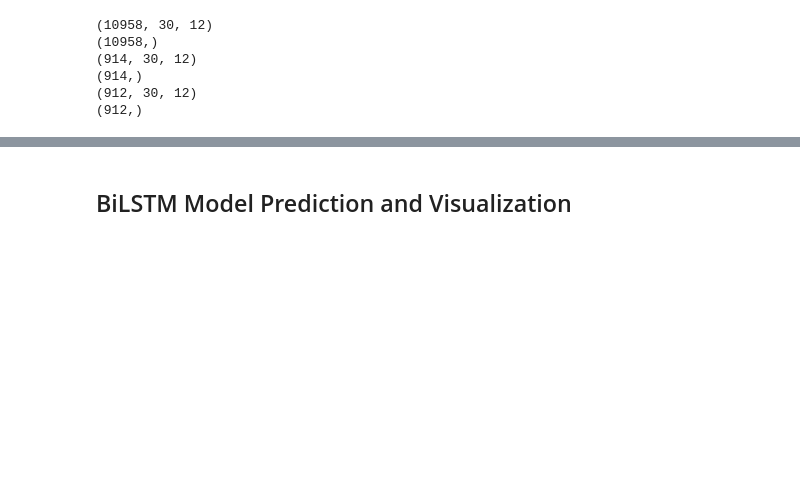
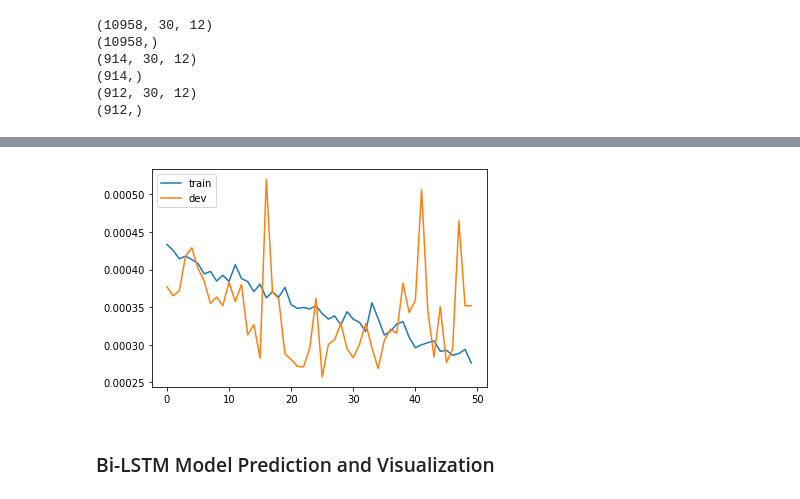
Before and after one commit to mattj949/CS230, a Jupyter notebook: LSTM Model.ipynb, the cells around one changed output, grey strips where cells are left out. Cells and saved outputs as stored; diff of their text form; code cells hidden in the pictures; blank space fills up the shorter version.

```diff
--- a/LSTM Model.ipynb
+++ b/LSTM Model.ipynb
@@ -348,10 +335,12 @@ bi_lstm_model.summary()
 # %%
 # plot training and dev losses over epoch
-plt.plot(bi_lstm.history['loss'], label='train')
-plt.plot(bi_lstm.history['val_loss'], label='dev')
+plt.plot(best_bi_lstm.history['loss'], label='train')
+plt.plot(best_bi_lstm.history['val_loss'], label='dev')
 plt.legend()
 plt.show()
+# %% [output]
+[figure, added]
 # %% [markdown]
-## BiLSTM Model Prediction and Visualization
+### Bi-LSTM Model Prediction and Visualization
 # %%
 # make predictions for the training and dev sets
```
Also changed, not shown: parts of 19 cells of this notebook, 33 other files.
